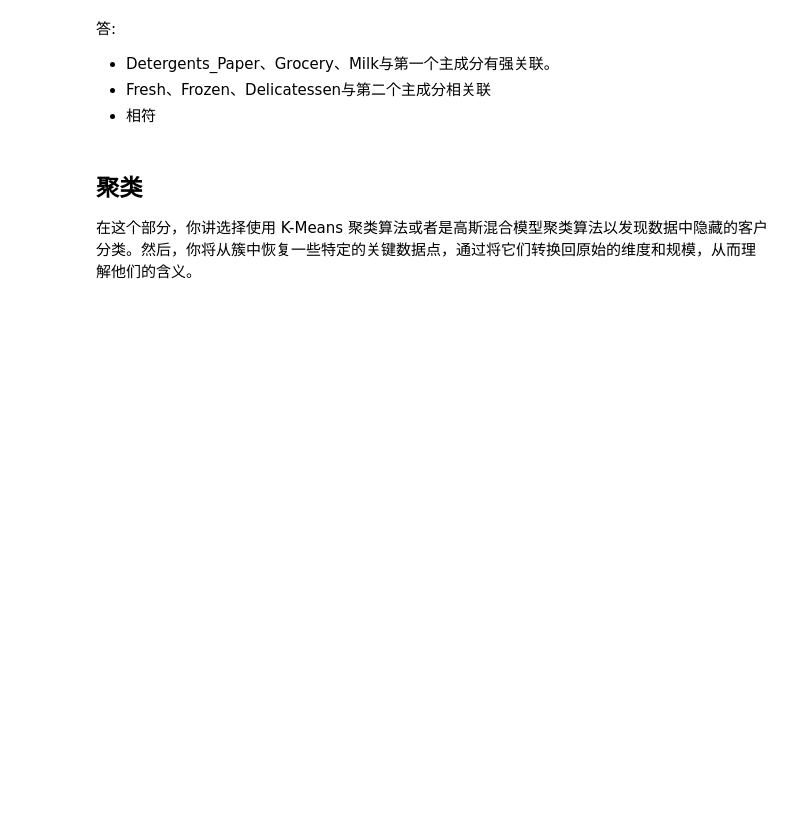
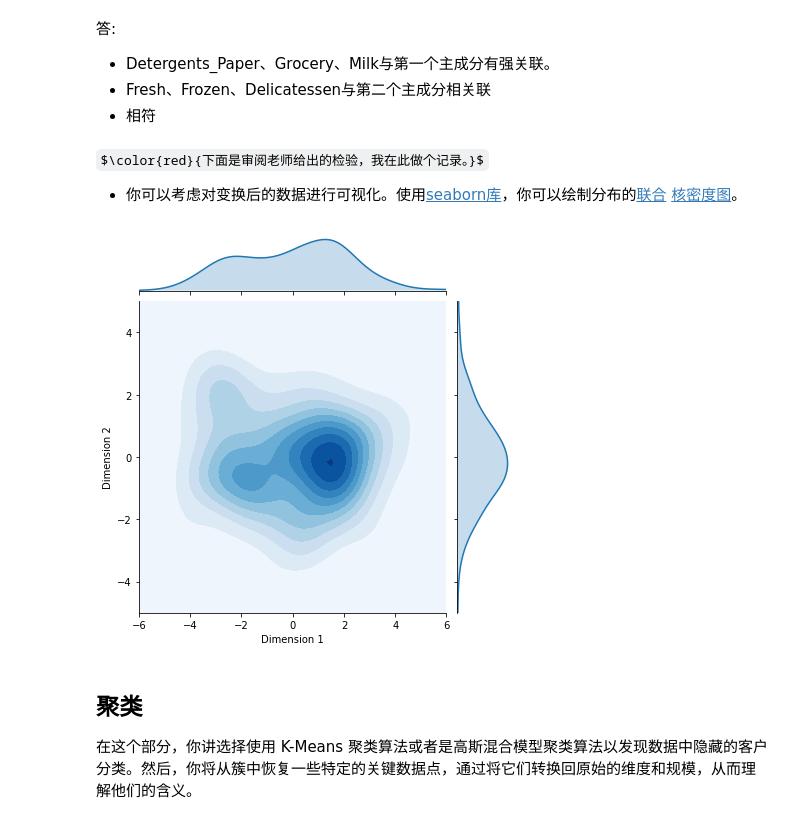
Before and after one commit to sunq891/costumer_segments, a Jupyter notebook: customer_segments.ipynb, the cells around one changed output. Drawn from its saved outputs; the diff is of its cells as text; code cells hidden in the pictures; some formulas as TeX source; blank space fills up the shorter version.

```diff
--- a/customer_segments.ipynb
+++ b/customer_segments.ipynb
@@ -488,6 +533,16 @@ vs.biplot(good_data, reduced_data, pca)
 * Detergents_Paper、Grocery、Milk与第一个主成分有强关联。
 * Fresh、Frozen、Delicatessen与第二个主成分相关联
 * 相符
+# %% [markdown]
+$\color{red}{下面是审阅老师给出的检验，我在此做个记录。}$
+* 你可以考虑对变换后的数据进行可视化。使用[seaborn库](http://seaborn.pydata.org/index.html)，你可以绘制分布的[联合](http://seaborn.pydata.org/generated/seaborn.JointGrid.html) [核密度图](http://seaborn.pydata.org/generated/seaborn.kdeplot.html)。
+# %%
+import seaborn as sns
+g = sns.JointGrid("Dimension 1", "Dimension 2", reduced_data, xlim=(-6,6), ylim=(-5,5))
+g = g.plot_joint(sns.kdeplot, cmap="Blues", shade=True)
+g = g.plot_marginals(sns.kdeplot, shade=True)
+# %% [output]
+[figure, added]
 # %% [markdown]
 ## 聚类
 
```
Also changed, not shown: parts of 9 cells of this notebook, 1 other file.
